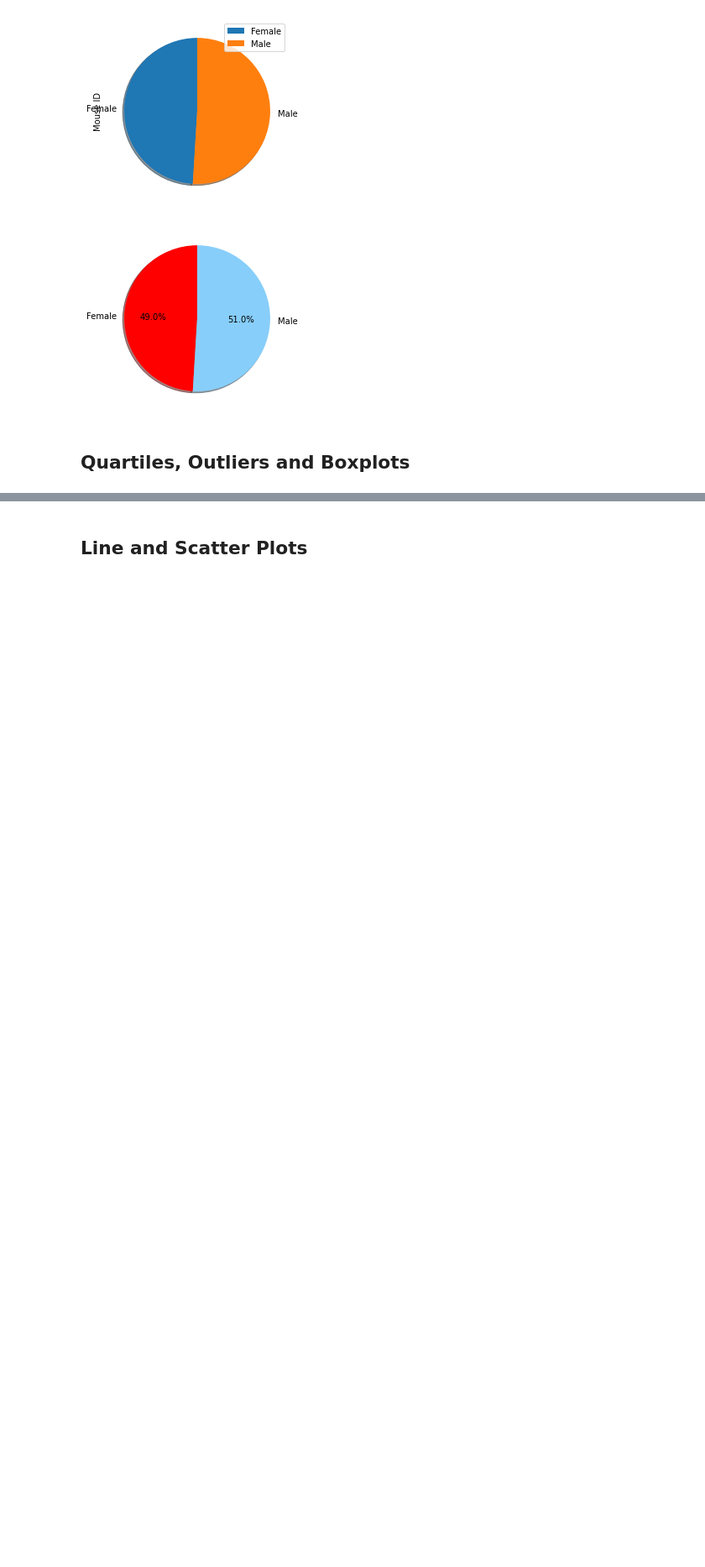
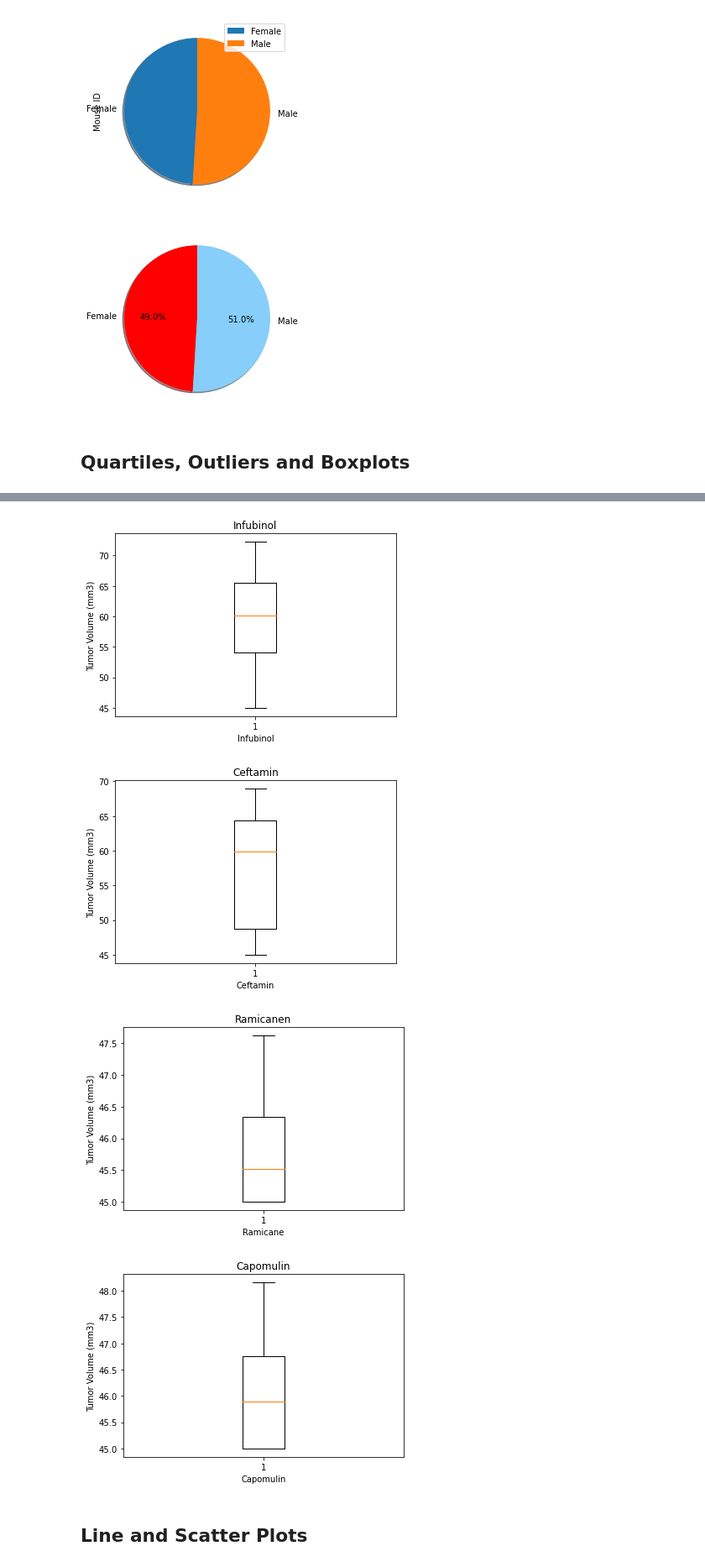
Before and after one commit to jillpeloquin13/Matplotlib, a Jupyter notebook: Pymaceuticals_main.ipynb, the cells around one changed output, grey strips where cells are left out. Shown at 84% size. Saved outputs shown, nothing was run; the diff lists cells and outputs as text; code cells hidden in the pictures; blank space fills up the shorter version.

```diff
--- a/Pymaceuticals_main.ipynb
+++ b/Pymaceuticals_main.ipynb
@@ -216,3 +216,9 @@ plt.show()
 # Capomulin, Ramicane, Infubinol, and Ceftamin
 # Start by getting the last (greatest) timepoint for each mouse
 # Merge this group df with the original dataframe to get the tumor volume at the last timepoint
+Grouped_mouse = combined_study_clean_df.groupby(["Mouse ID"]).max()
+combined_max_study_df = pd.merge(Grouped_mouse, combined_study_clean_df, how='inner', on='Mouse ID')
+combined_max_filtered_study_df = combined_max_study_df['Drug Regimen_x'].isin(["Capomulin", "Ramicane", "Infubinol", "Ceftamin"])
+combined_max_study= combined_max_study_df[combined_max_filtered_study_df]
+Grouped_final = combined_max_study.groupby(["Mouse ID"]).max()
+Grouped_final
@@ -238,3 +287,36 @@ plt.show()
+# %%
+# Generate a box plot of the final tumor volume of each mouse across four regimens of interest
+
+fig1, ax1 = plt.subplots()
+ax1.set_title('Infubinol')
+ax1.set_ylabel('Tumor Volume (mm3)')
+ax1.set_xlabel('Infubinol')
+ax1.boxplot(Tumor_vol_Infubinol['Tumor Volume (mm3)_x'])
+
+fig2, ax2 = plt.subplots()
+ax2.set_title('Ceftamin')
+ax2.set_ylabel('Tumor Volume (mm3)')
+ax2.set_xlabel('Ceftamin')
+ax2.boxplot(Tumor_vol_Ceftamin['Tumor Volume (mm3)_x'])
+
+fig3, ax3 = plt.subplots()
+ax3.set_title('Ramicanen')
+ax3.set_ylabel('Tumor Volume (mm3)')
+ax3.set_xlabel('Ramicane')
+ax3.boxplot(Tumor_vol_Ramicane['Tumor Volume (mm3)_x'])
+
+fig4, ax4 = plt.subplots()
+ax4.set_title('Capomulin')
+ax4.set_ylabel('Tumor Volume (mm3)')
+ax4.set_xlabel('Capomulin')
+ax4.boxplot(Tumor_vol_Capomulin['Tumor Volume (mm3)_x'])
+
+plt.show()
+# %% [output]
+[figure, added]
+[figure, added]
+[figure, added]
+[figure, added]
 # %% [markdown]
 ## Line and Scatter Plots
 # %%
```
Also changed, not shown: parts of 5 cells of this notebook.
